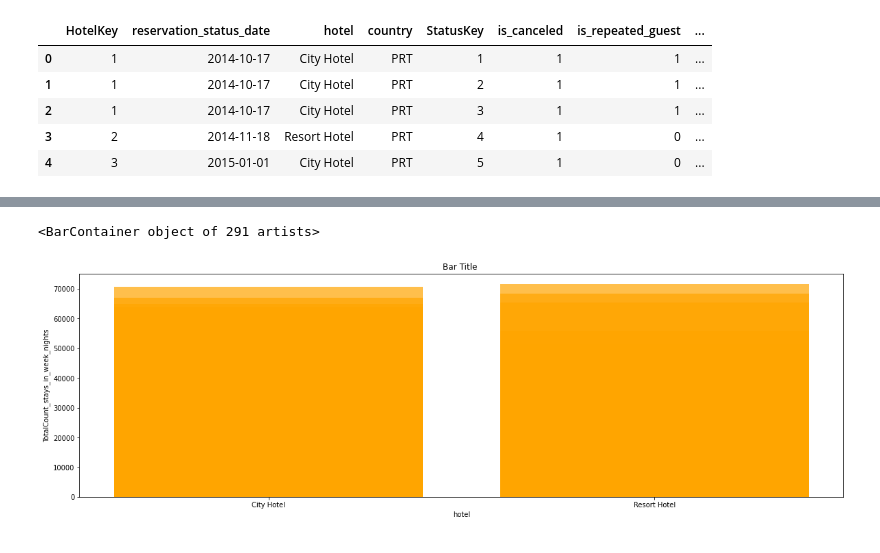
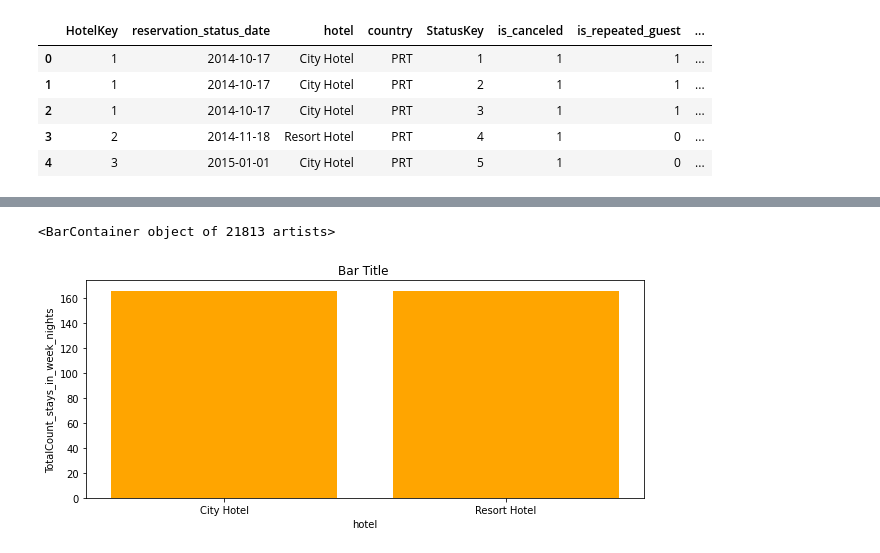
Before and after one commit to sharozraees802/data-ware-housing, a Jupyter notebook: Code/datawarehouseproject.ipynb, the cells around one changed output, grey strips where cells are left out. Drawn from its saved outputs; the diff is of its cells as text; code cells hidden in the pictures.

```diff
--- a/Code/datawarehouseproject.ipynb
+++ b/Code/datawarehouseproject.ipynb
@@ -263,6 +286,6 @@ hot_Sta.head()
 | 3 | 2 | 2014-11-18 | Resort Hotel | PRT | 4 | 1 | 0 | ... |
 | 4 | 3 | 2015-01-01 | City Hotel | PRT | 5 | 1 | 0 | ... |
 # %%
-hotel_count_contry = hot_Sta.groupby(["hotel","country"]).agg(TotalCount_stays_in_weekend_nights = ('stays_in_weekend_nights' , 'sum'),TotalCount_stays_in_week_nights = ('stays_in_week_nights' , 'sum')).reset_index()
+hotel_count_contry = hot_Sta.groupby(["hotel","country","reservation_status_date"]).agg(TotalCount_stays_in_weekend_nights = ('stays_in_weekend_nights' , 'sum'),TotalCount_stays_in_week_nights = ('stays_in_week_nights' , 'sum')).reset_index()
 hotel_count_contry.head(5000)
 # %% [output]
@@ -291,9 +314,9 @@ plt.bar(hotel_count_contry.hotel , hotel_count_contry.TotalCount_stays_in_weeken
 # %%
-plt.figure(figsize=(20,6))
+plt.figure(figsize=(10,4))
 plt.title("Bar Title ")
 plt.xlabel("hotel")
 plt.ylabel("TotalCount_stays_in_week_nights")
 plt.bar(hotel_count_contry.hotel , hotel_count_contry.TotalCount_stays_in_week_nights ,color='orange',alpha=0.7)
 # %% [output]
-<BarContainer object of 291 artists>
+<BarContainer object of 21813 artists>
-[figure, old version]
+[figure, new version]
```
Also changed, not shown: parts of 13 cells of this notebook.
